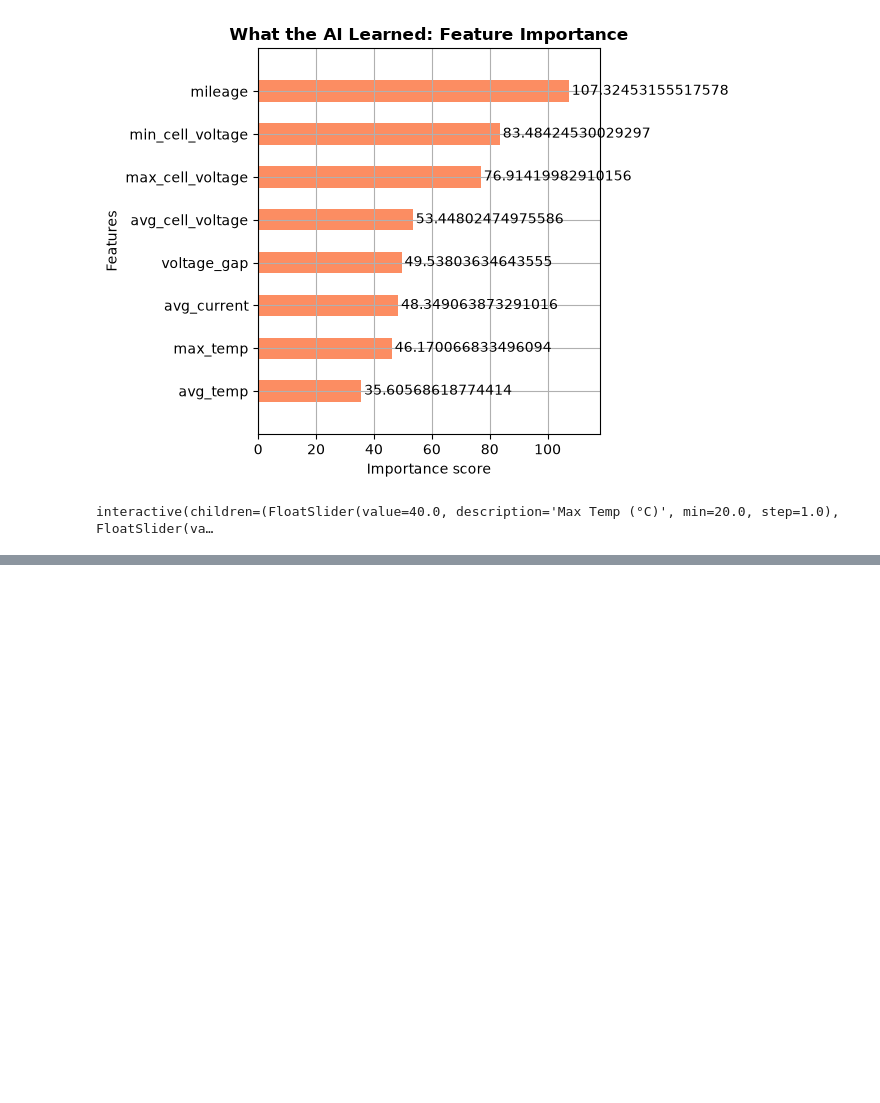
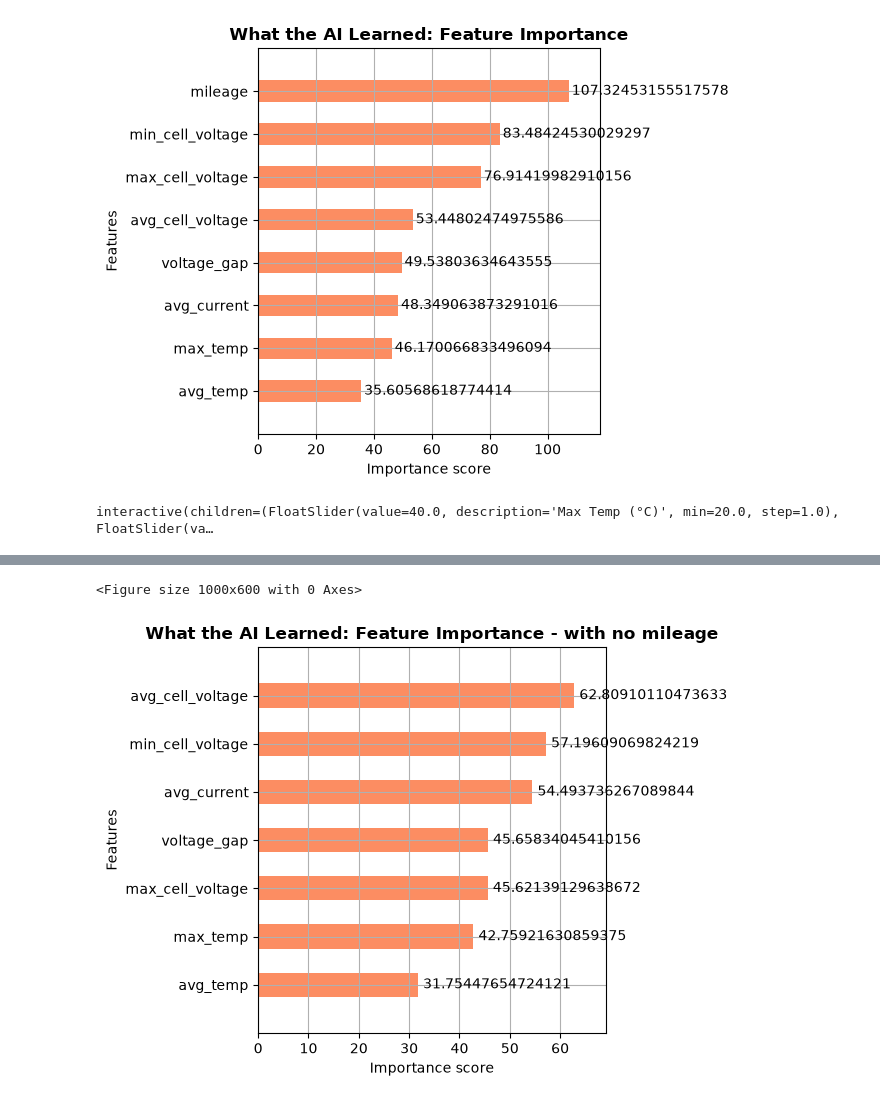
Before and after one commit to TO0823/ev-battery-safety-api, a Jupyter notebook: notebooks/work.ipynb, the cells around one changed output, grey strips where cells are left out. Cells and saved outputs as stored; diff of their text form; code cells hidden in the pictures; blank space fills up the shorter version.

```diff
--- a/notebooks/work.ipynb
+++ b/notebooks/work.ipynb
@@ -519,0 +362,10 @@ gpu_model.save_model("ev_battery_model.json")
+# %%
+# 1. Plot the Feature Importance
+plt.figure(figsize=(10, 6))
+xgb.plot_importance(gpu_model1, importance_type='gain', max_num_features=10, height=0.5, color='#fc8d62')
+plt.title("What the AI Learned: Feature Importance - with no mileage", fontweight='bold')
+plt.tight_layout()
+plt.show()
+# %% [output]
+<Figure size 1000x600 with 0 Axes>
+[figure, added]
```
Also changed, not shown: parts of 13 cells of this notebook, 11 other files.
